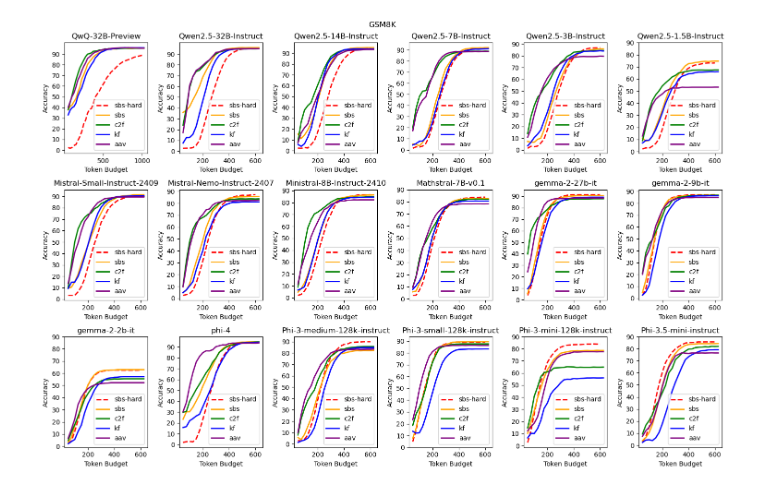
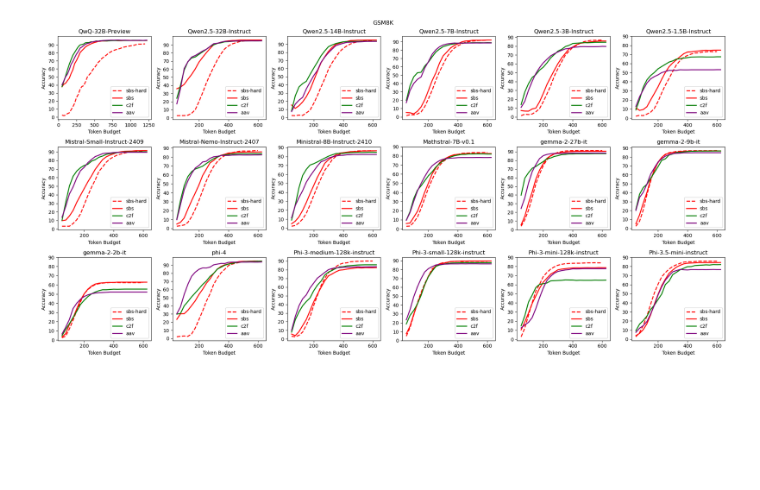
Before and after one commit to miniTsl/Time-Constrained-CoT, a Jupyter notebook: plot/plot_gsm8k_token.ipynb, the cells around one changed output. Cells and saved outputs as stored; diff of their text form; code cells hidden in the pictures; blank space fills up the shorter version.

```diff
--- a/plot/plot_gsm8k_token.ipynb
+++ b/plot/plot_gsm8k_token.ipynb
@@ -78,13 +73,13 @@ def gen_budget_list(budget, data_name, model):
                 budget_list = []
                 for i in range(25, 600, 25):
                     budget_list.append(i)
-                for i in range(600, 1001, 50):
+                for i in range(600, 1201, 50):
                     budget_list.append(i)
-            elif data_name == "math":
+            elif data_name in ["math", "math500"]:
                 budget_list = []
                 for i in range(25, 600, 25):
                     budget_list.append(i)
-                for i in range(600, 1801, 50):
+                for i in range(600, 2401, 50):
                     budget_list.append(i)
         else:
             if data_name == "gsm8k":
@@ -93,7 +88,7 @@ def gen_budget_list(budget, data_name, model):
                     budget_list.append(i)
                 # for i in range(600, 1001, 50):
                 #     budget_list.append(i)
-            elif data_name == "math":
+            elif data_name in ["math", "math500"]:
                 budget_list = []
                 for i in range(25, 600, 25):
                     budget_list.append(i)
@@ -143,40 +138,49 @@ model_acc_dicts
 colors = ["red", "orange", "green", "blue", "purple", "pink", "brown", "gray", "black", "white"]
 
 # Create a 2x3 subplot
-fig, axs = plt.subplots(3, 6, figsize=(15, 10))
+fig, axs = plt.subplots(3, 6, figsize=(20, 10))
 marker_size = 5  # Set the desired marker size
 line_width = 2   # Set the desired line width
 
 # Flatten the axes array for easy iteration
 axs = axs.flatten()
 
 # Plot all lines first without labels
 for index, model in enumerate(model_list):
     budget_list = gen_budget_list(1, dataset, model)
     model_prompt_list = MODEL_SERIES_PROMPT_TYPE_MAP[MODEL_SERIES_MAP[model]]
     for prompt_type in model_prompt_list:
         if "sbs-hard" in prompt_type:
             axs[index].plot(budget_list[1:], model_acc_dicts[model][prompt_type][1:], linestyle='--', color="red", label="sbs-hard", linewidth=line_width)
+        elif "direct-hard" in prompt_type:
+            axs[index].plot(budget_list[1:], model_acc_dicts[model][prompt_type][1:], linestyle='--', color="orange", label="direct-hard", linewidth=line_width)
+        elif "quick-hard" in prompt_type:
+            axs[index].plot(budget_list[1:], model_acc_dicts[model][prompt_type][1:], linestyle='--', color="pink", label="quick-hard", linewidth=line_width)
         elif "sbs" in prompt_type:
-            axs[index].plot([budget + 25 for budget in budget_list], model_acc_dicts[model][prompt_type], linestyle='-', color="orange", label="sbs", linewidth=line_width)
+            axs[index].plot([budget + 25 for budget in budget_list], model_acc_dicts[model][prompt_type], linestyle='-', color="red", label="sbs", linewidth=line_width)
+        elif "direct" in prompt_type:
+            axs[index].plot([budget + 25 for budget in budget_list], model_acc_dicts[model][prompt_type], linestyle='-', color="orange", label="direct", linewidth=line_width)
+        elif "quick" in prompt_type:
+            axs[index].plot([budget + 25 for budget in budget_list], model_acc_dicts[model][prompt_type], linestyle='-', color="pink", label="quick", linewidth=line_width)
         elif "c2f" in prompt_type:
             axs[index].plot([budget + 25 for budget in budget_list], model_acc_dicts[model][prompt_type], linestyle='-', color="green", label="c2f", linewidth=line_width)
-        elif "kf" in prompt_type:
-            axs[index].plot([budget + 25 for budget in budget_list], model_acc_dicts[model][prompt_type], linestyle='-', color="blue", label="kf", linewidth=line_width)
+        # elif "kf" in prompt_type:
+        #     axs[index].plot([budget + 25 for budget in budget_list], model_acc_dicts[model][prompt_type], linestyle='-', color="blue", label="kf", linewidth=line_width)
         elif "aav" in prompt_type:
             axs[index].plot([budget + 25 for budget in budget_list], model_acc_dicts[model][prompt_type], linestyle='-', color="purple", label="aav", linewidth=line_width)
+
         axs[index].set_xlabel("Token Budget")
         axs[index].set_ylabel("Accuracy")
         axs[index].set_title(f"{model.split('/')[-1]}")
         axs[index].legend()
 
         # Set y-axis and x-axis ticks
         axs[index].set_yticks(range(0, 91, 10))  # Set y-axis interval to 10
         # axs[index].set_xticks(range(0, 551, 50))  # Set x-axis interval to 50
 
 # set the title
 plt.suptitle(f"{dataset}".upper())
 # Adjust layout
 plt.tight_layout()
 # %% [output]
-[figure, old version]
+[figure, new version]
```
Also changed, not shown: parts of 2 cells of this notebook, 8 other files.
